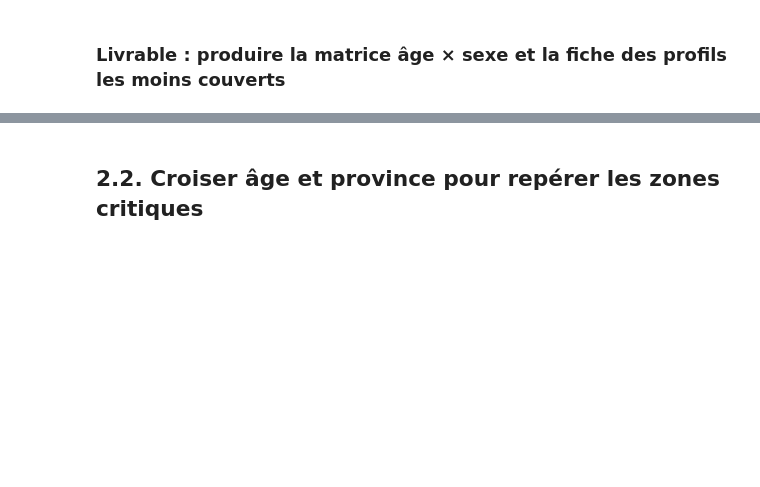
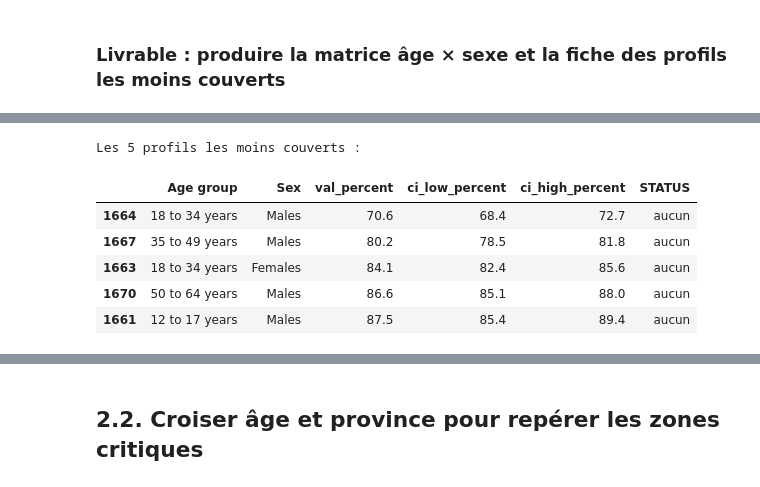
Before and after one commit to abdn-fz/canada-healthcare-access-analysis, a Jupyter notebook: notebooks/eda_healthcare_access.ipynb, the cells around one changed output, grey strips where cells are left out. Cells and saved outputs as stored; diff of their text form; code cells hidden in the pictures; blank space fills up the shorter version.

```diff
--- a/notebooks/eda_healthcare_access.ipynb
+++ b/notebooks/eda_healthcare_access.ipynb
@@ -1173,0 +1370,32 @@ plt.show()
+# %%
+
+# Classement des profils les moins couverts
+
+classement_demo = profils_demo[
+    ["Age group", "Sex", "val_percent",
+     "ci_low_percent", "ci_high_percent",
+     "STATUS"]
+].copy()
+
+classement_demo = classement_demo.sort_values(
+    "val_percent",
+    ascending=True
+)
+
+print("Les 5 profils les moins couverts :")
+display(classement_demo.head(5))
+
+# Exporter le livrable
+classement_demo.to_csv(
+    DOSSIER_DEMO / "profils_moins_couverts_2022.csv",
+    index=False,
+    encoding="utf-8-sig"
+)
+# %% [output]
+Les 5 profils les moins couverts :
+|  | Age group | Sex | val_percent | ci_low_percent | ci_high_percent | STATUS |
+| 1664 | 18 to 34 years | Males | 70.6 | 68.4 | 72.7 | aucun |
+| 1667 | 35 to 49 years | Males | 80.2 | 78.5 | 81.8 | aucun |
+| 1663 | 18 to 34 years | Females | 84.1 | 82.4 | 85.6 | aucun |
+| 1670 | 50 to 64 years | Males | 86.6 | 85.1 | 88.0 | aucun |
+| 1661 | 12 to 17 years | Males | 87.5 | 85.4 | 89.4 | aucun |
```
Also changed, not shown: parts of 19 cells of this notebook.
